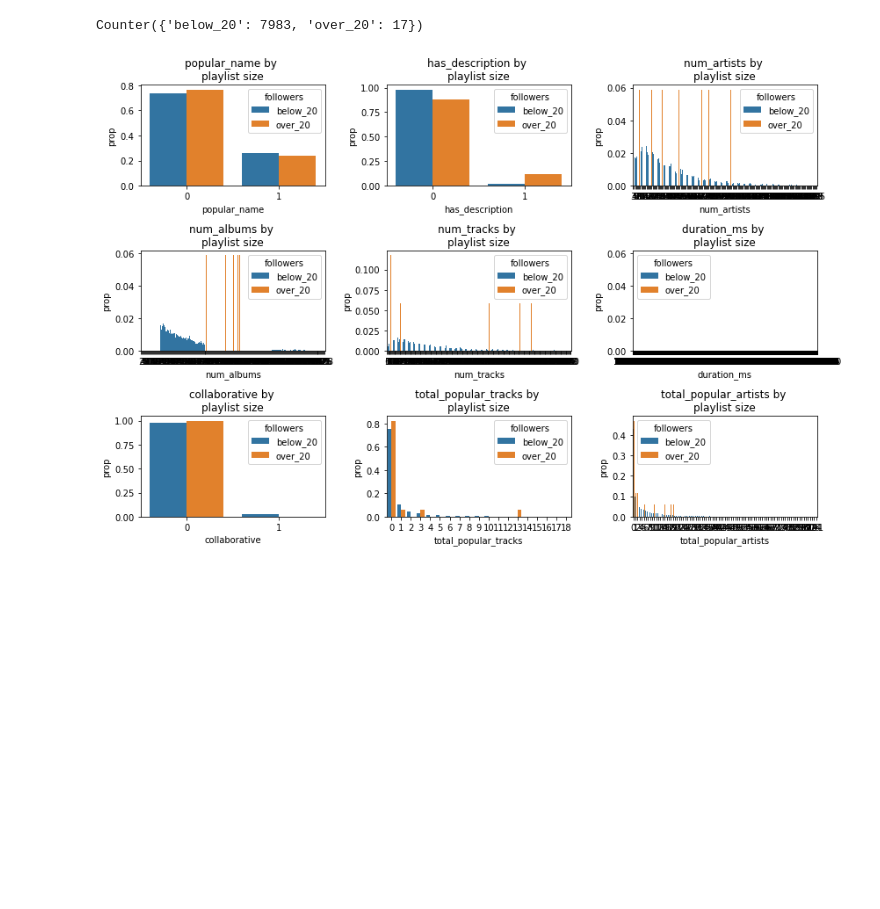
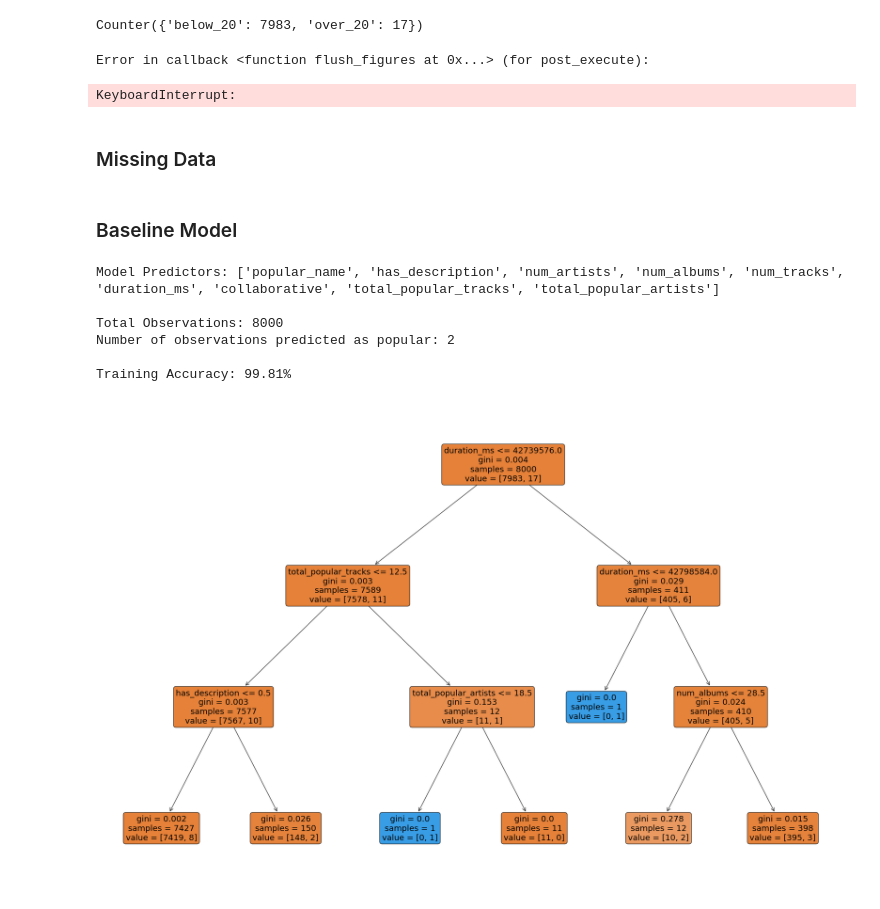
Before and after one commit to danielagarcia319/cs109a-final-project, a Jupyter notebook: Milestone 2.ipynb, the cells around one changed output. Drawn from its saved outputs; the diff is of its cells as text; code cells hidden in the pictures; blank space fills up the shorter version.

Commit message:
Add research question and baseline model

```diff
--- a/Milestone 2.ipynb
+++ b/Milestone 2.ipynb
@@ -98,10 +98,10 @@ playlist_data_sample.head()
 # data_sample_file = "/Users/ilonademler/Documents/Harvard/Junior_fall/cs_109/final_project/cs109a-final-project/Data/data_sample.csv"
 # playlist_data_sample.to_csv(data_sample_file)
 # %%
-# data_sample_file = '/Users/kaylamanning/Google Drive/Classes/2021-CS109A/content/cs109a-final-project/Data/data_sample.csv'
-# data_sam = pd.read_csv(data_sample_file)
-# data_sam.head()
-# playlist_data_sample = data_sam[[c for c in data_sam.columns if 'Unnamed' not in c]]
+data_sample_file = '/Users/danielagarcia/OneDrive - Harvard University/Sophomore Year/CS109a/jupyter/cs109a-final-project/Data/data-sample.csv'
+data_sam = pd.read_csv(data_sample_file)
+data_sam.head()
+playlist_data_sample = data_sam[[c for c in data_sam.columns if 'Unnamed' not in c]]
 # %% [markdown]
 ## Cleaning the Data
 # %%
@@ -371,4 +370,7 @@ for i, c in enumerate(X_train.columns):
 
 fig.tight_layout();
 # %% [output]
-[figure, removed]
+Error in callback <function flush_figures at 0x...> (for post_execute):
+KeyboardInterrupt:
+# %% [markdown]
+### Missing Data
@@ -374,0 +379,27 @@ fig.tight_layout();
+# %% [markdown]
+### Baseline Model
+# %%
+# Initialize a Decision Tree classifier of depth 5 and choose splitting criteria to be gini
+baseline_dtree = DecisionTreeClassifier(max_depth = 3, criterion = "gini", random_state = 109)
+
+# Fit the classifier on the train data
+print(f"Model Predictors: {list(X_train.columns)}\n")
+baseline_dtree.fit(X_train, y_train_cat)
+y_train_pred = baseline_dtree.predict(X_train)
+print(f"Total Observations: {len(y_train_pred)}\nNumber of observations predicted as popular: {(y_train_pred == 'over_20').sum()}\n")
+
+train_accuracy = accuracy_score(y_train_cat, y_train_pred)
+print(f"Training Accuracy: {train_accuracy * 100:.2f}%")
+
+# Plot the Decision Tree trained above with parameters filled as True
+plt.figure(figsize = (30, 20))
+tree.plot_tree(baseline_dtree, filled = True, rounded = True, feature_names = list(X_train.columns))
+plt.show()
+# %% [output]
+Model Predictors: ['popular_name', 'has_description', 'num_artists', 'num_albums', 'num_tracks', 'duration_ms', 'collaborative', 'total_popular_tracks', 'total_popular_artists']
+
+Total Observations: 8000
+Number of observations predicted as popular: 2
+
+Training Accuracy: 99.81%
+[figure, added]
```
Also changed, not shown: parts of 4 cells of this notebook, 1 other file.
